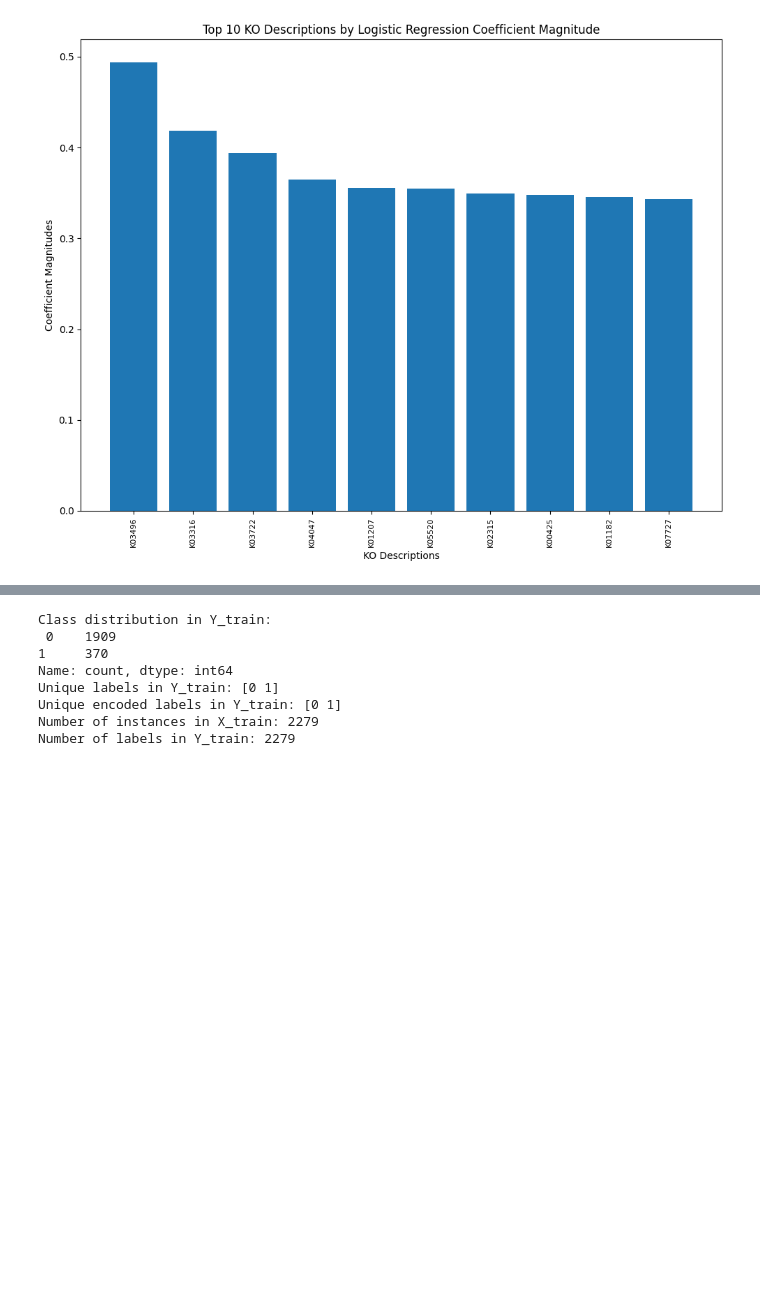
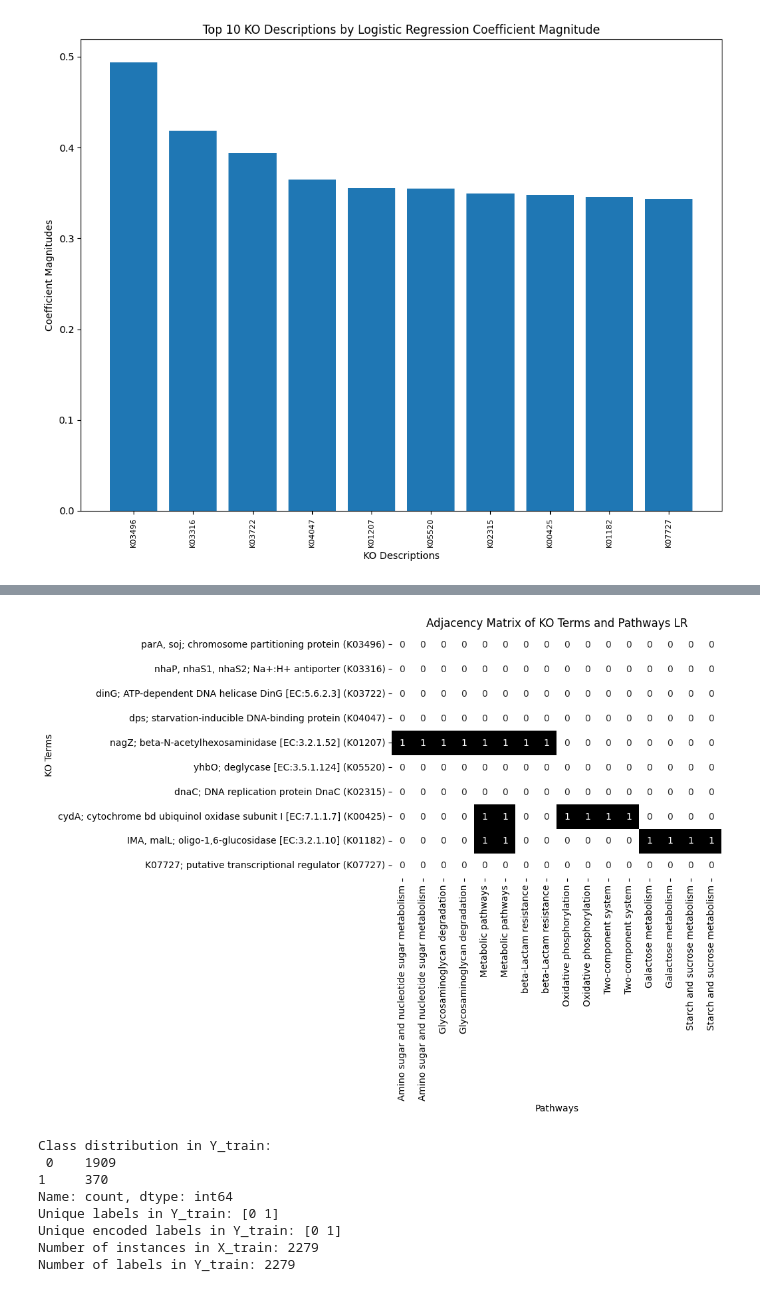
Before and after one commit to Ellaermeg/Eliah-Masters, a Jupyter notebook: KOs/Grouped pipeline.ipynb, the cells around one changed output, grey strips where cells are left out. Drawn from its saved outputs; the diff is of its cells as text; code cells hidden in the pictures; blank space fills up the shorter version.

```diff
--- a/KOs/Grouped pipeline.ipynb
+++ b/KOs/Grouped pipeline.ipynb
@@ -457,0 +458,96 @@ K07727                              0                              0
+# %%
+kegg = KEGG()
+
+def translate_ko_terms(ko_terms):
+    ko_descriptions = {}
+    for ko in ko_terms:
+        try:
+            result = kegg.find("ko", ko)
+            # The result can contain multiple lines if the term has multiple entries; split by newline
+            first_line = result.split('\n')[0]
+            # Each line is tab-separated with the format: entry_id, description
+            _, description = first_line.split('\t', 1)
+            ko_descriptions[ko] = description
+        except Exception as e:
+            print(f"Error retrieving information for {ko}: {e}")
+            ko_descriptions[ko] = ko  # Use the KO term itself if the name can't be retrieved
+    return ko_descriptions
+
+def map_ko_to_pathways(ko_terms):
+    pathways = {}
+    for ko in ko_terms:
+        try:
+            gene_links = kegg.link("pathway", ko)
+            if gene_links:
+                for entry in gene_links.strip().split("\n"):
+                    split_entry = entry.split("\t")
+                    if len(split_entry) >= 2:
+                        ko_id, pathway_id = split_entry[0], split_entry[1]
+                        if pathway_id not in pathways:
+                            pathways[pathway_id] = set()
+                        pathways[pathway_id].add(ko)
+        except Exception as e:
+            print(f"Error processing {ko}: {e}")
+    return pathways
+
+selected_important_features = selected_features_lr
+pathways = map_ko_to_pathways(selected_important_features)
+translated_kos = translate_ko_terms(selected_important_features)
+
+# Creating the adjacency matrix with translated KO terms, including original KO term
+pathway_matrix = pd.DataFrame(
+    index=[f"{translated_kos[ko]} ({ko})" for ko in selected_important_features],
+    columns=pathways.keys(),
+    data=0
+)
+for pathway, kos in pathways.items():
+    for ko in kos:
+        if ko in selected_important_features:
+            pathway_matrix.loc[f"{translated_kos[ko]} ({ko})", pathway] = 1
+
+# Fetch and rename pathway names for readability
+pathway_names = {}
+for column in pathway_matrix.columns:
+    pathway_info = kegg.get(column)
+    parsed_info = kegg.parse(pathway_info)
+    pathway_name = parsed_info['NAME'][0] if 'NAME' in parsed_info else column
+    pathway_names[column] = pathway_name
+    pathway_matrix.rename(columns={column: pathway_name}, inplace=True)
+
+print("Pathway matrix after renaming:\n", pathway_matrix)
+
+# Heatmap visualization
+sns.heatmap(pathway_matrix, annot=True, cmap="Greys", cbar=False)
+plt.title('Adjacency Matrix of KO Terms and Pathways LR')
+plt.xlabel('Pathways')
+plt.ylabel('KO Terms')
+plt.show()
+
+# Initialize a network graph
+G = nx.Graph()
+
+# Define a list of general pathways to exclude
+excluded_pathways = ["metabolic pathways"]  # You can add more general terms here
+
+# Add nodes and edges with renamed pathway names
+for ko in selected_important_features:
+    translated_label = f"{translated_kos[ko]} ({ko})"
+    G.add_node(ko, title=translated_label, label=translated_label, color='red', size=20)
+
+for pathway_id, kos in pathways.items():
+    pathway_info = kegg.get(pathway_id)
+    parsed_info = kegg.parse(pathway_info)
+    pathway_name = parsed_info['NAME'][0] if 'NAME' in parsed_info else pathway_id
+    if pathway_name.lower() not in excluded_pathways:
+        G.add_node(pathway_name, title=pathway_name, label=pathway_name, color='blue', size=30)
+        for ko in kos:
+            G.add_edge(ko, pathway_name)
+
+# Pyvis network visualization
+nt = Network("800px", "1200px", notebook=True, heading='Interactive Network of KO Terms and Pathways LR', bgcolor="#ffffff", font_color="black", cdn_resources='remote')
+nt.from_nx(G)
+nt.toggle_physics(True)
+nt.show_buttons(filter_=['physics'])
+
+nt.save_graph("ko_network_lr.html")
+# %% [output]
@@ -458,3 +571,4 @@ K07727                              0                              0
+[figure, added]
 # %%
 
 ''' TROUBLE SHOOTING '''
```
Also changed, not shown: parts of 2 cells of this notebook, 5 other files.
